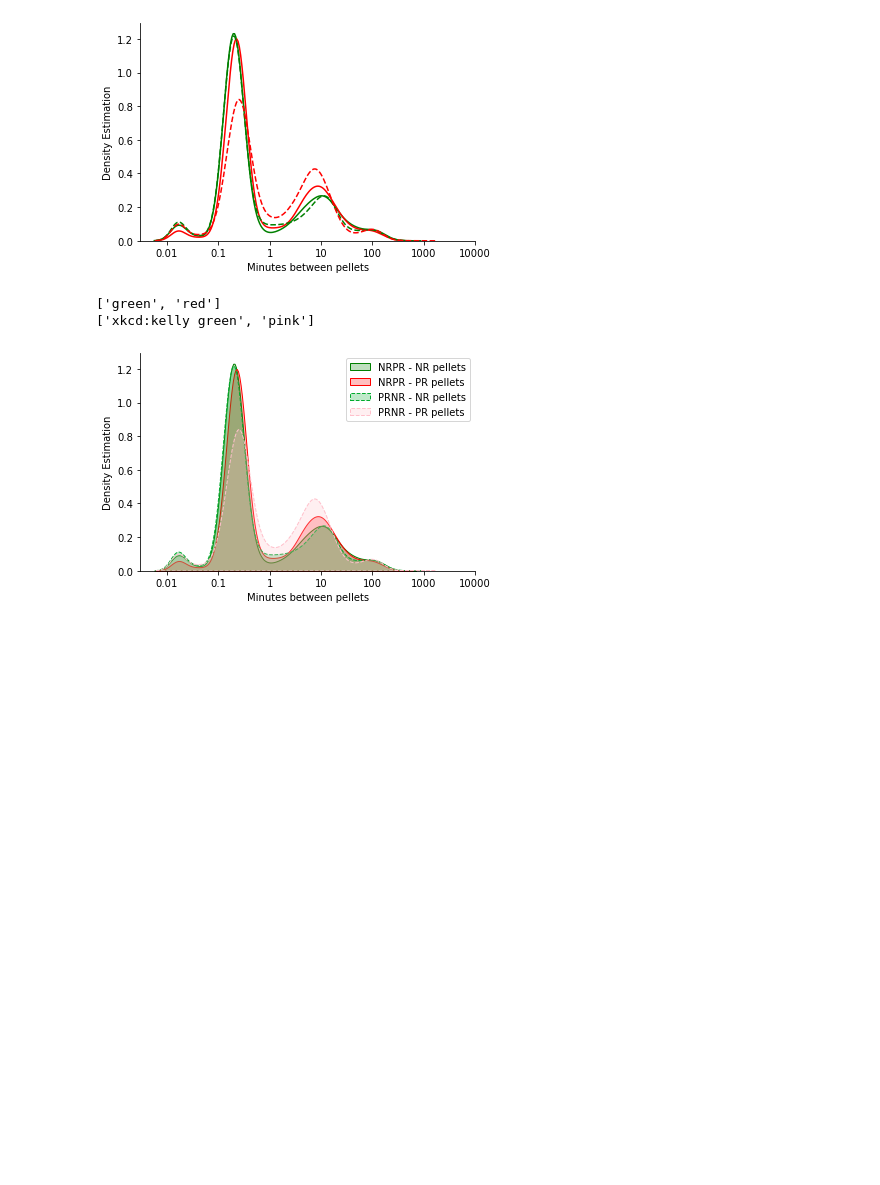
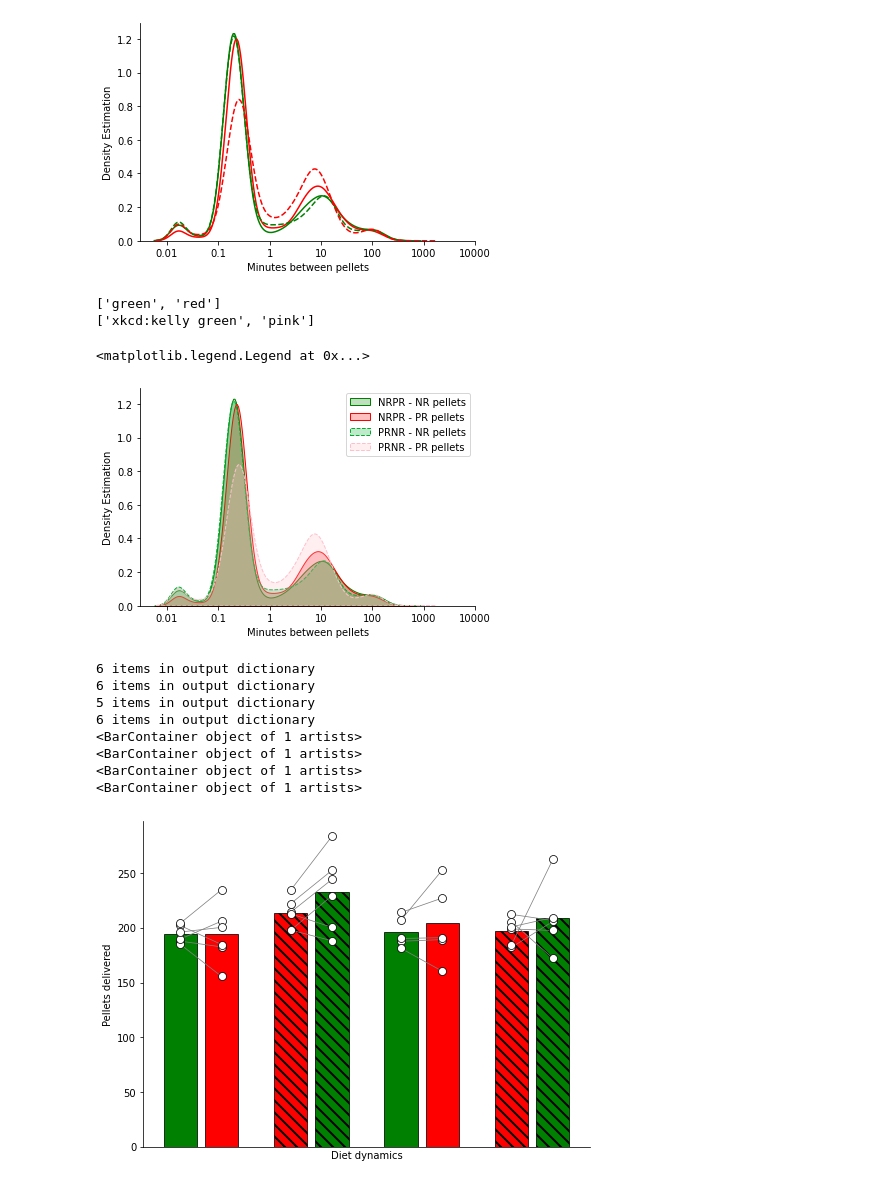
Before and after one commit to Htbibalan/FEDProtein, a Jupyter notebook: notebooks/POSTER FIGS.ipynb, the cells around one changed output. Drawn from its saved outputs; the diff is of its cells as text; code cells hidden in the pictures; blank space fills up the shorter version.

```diff
--- a/notebooks/POSTER FIGS.ipynb
+++ b/notebooks/POSTER FIGS.ipynb
@@ -442,8 +471,8 @@ f.savefig(figfolder + "interpelletintervalmale.pdf")
 ['xkcd:kelly green', 'pink']
 [figure]
 # %%
-nrpr_male_selector = {"order": 1, "sex": "F"}
-prnr_male_selector = {"order": 2, "sex": "F"}
+nrpr_female_selector = {"order": 1, "sex": "F"}
+prnr_female_selector = {"order": 2, "sex": "F"}
 
 IPIs_f_nrpr_pr = get_data_fields(mice, ["interpellet_intervals_pr"], nrpr_female_selector)
 IPIs_f_nrpr_nr = get_data_fields(mice, ["interpellet_intervals_nr"], nrpr_female_selector)
@@ -489,8 +518,47 @@ interpellet_interval_plot([IPIs_f_prnr_nr, IPIs_f_prnr_pr],
 
 ax.legend()
 
-f.savefig(figfolder + "interpelletintervalfemale.pdf")
+#f.savefig(figfolder + "interpelletintervalfemale.pdf")
 # %% [output]
 ['green', 'red']
 ['xkcd:kelly green', 'pink']
+<matplotlib.legend.Legend at 0x...>
 [figure]
+# %%
+#plot for avreage number of pellets taken by PR  and NR males in choice boxes
+#NEED TO INCLUDE THE MODE TO MAKE IT WORK
+nrpr_male_selector = {"order": 1, "sex": "M"}
+prnr_male_selector = {"order": 2, "sex": "M"}
+
+nrpr_avg = get_data_fields(mice, ["nr_avg_pellets", "pr_avg_pellets"], nrpr_male_selector)
+prnr_avg = get_data_fields(mice, ["pr_avg_pellets", "nr_avg_pellets"], prnr_male_selector)
+nrprf_avg = get_data_fields(mice, ["nr_avg_pellets", "pr_avg_pellets"], nrpr_female_selector)
+prnrf_avg = get_data_fields(mice, ["pr_avg_pellets", "nr_avg_pellets"], prnr_female_selector)
+
+f, ax = plt.subplots(figsize= (8, 6))
+_, _, barlist, _ = tp.barscatter([nrpr_avg, prnr_avg,nrprf_avg, prnrf_avg], ax=ax, paired=True,
+barfacecolor_option="individual", barfacecolor=["green", "red", "red", "green", "green", "red", "red", "green"],
+barlabels = ["NRPR Males", "PRNR Males", "NRPR Females", "PRNR Females"] )
+
+ax.set_ylabel("Pellets delivered")
+ax.set_xlabel("Diet dynamics")
+plt.rcParams["hatch.linewidth"] = 2
+
+# this code puts hatching on bars 3 and 4
+for i in [barlist[2], barlist[3], barlist[6],barlist[7]]:
+    print(i)
+    bar = i.get_children()
+    bar[0].set_hatch("\\\\")
+
+#figfolder = "C:\\Users\\hta031\OneDrive - UiT Office 365\\Documents\\People\\Hamid\\Presentations\\SSIB2022\\Poster\\Fig\\"
+#f.savefig(figfolder + "avreage pellets delievered.pdf")
+# %% [output]
+6 items in output dictionary
+6 items in output dictionary
+5 items in output dictionary
+6 items in output dictionary
+<BarContainer object of 1 artists>
+<BarContainer object of 1 artists>
+<BarContainer object of 1 artists>
+<BarContainer object of 1 artists>
+[figure, added]
```
Also changed, not shown: parts of 5 cells of this notebook.
